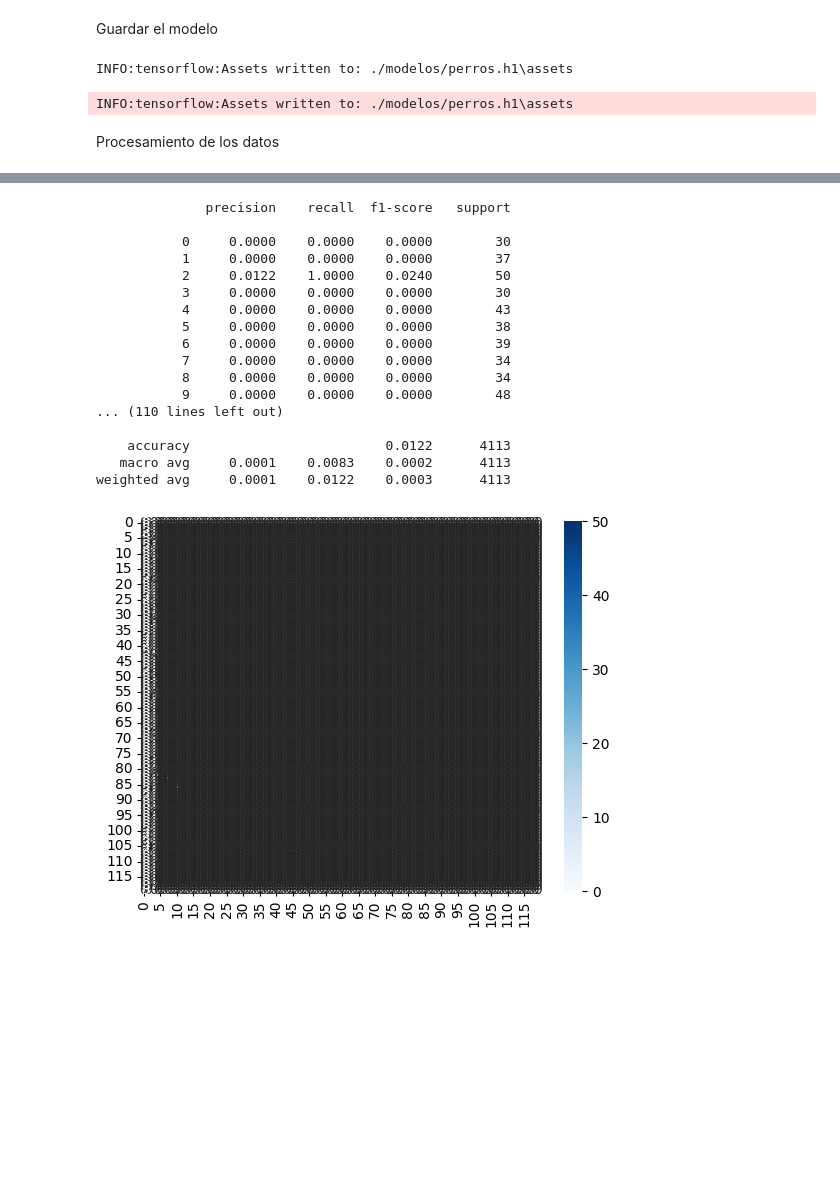
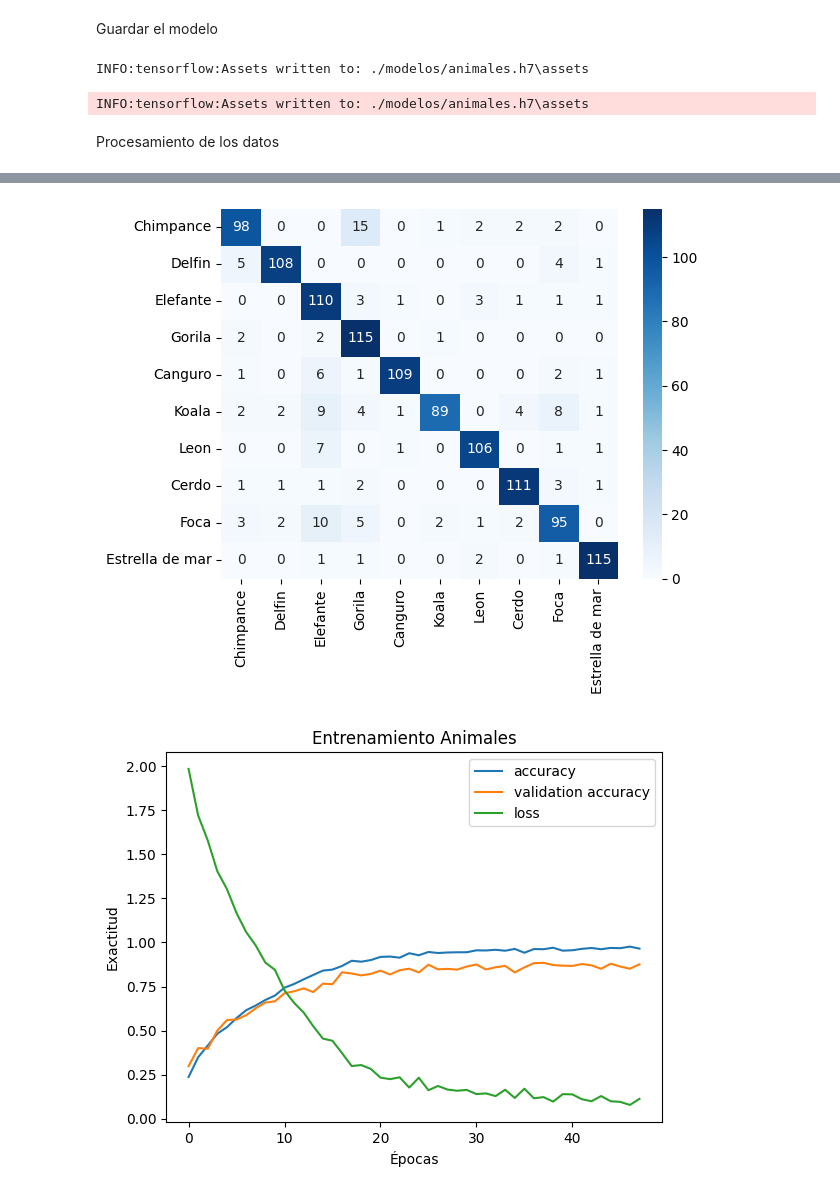
Before and after one commit to sheilacazrod/FSI_P2, a Jupyter notebook: fs1_p2.ipynb, the cells around one changed output, grey strips where cells are left out. Cells and saved outputs as stored; diff of their text form; code cells hidden in the pictures; blank space fills up the shorter version.

```diff
--- a/fs1_p2.ipynb
+++ b/fs1_p2.ipynb
@@ -56,31 +120,37 @@ import tensorflow
 from tensorflow.keras.preprocessing.image import ImageDataGenerator
 
 # Definir directorios de datos
-train_data_dir = './Conjuntos/train/'  # Directorio de entrenamiento
-validation_data_dir = './Conjuntos/val'  # Directorio de validación
-test_data_dir = './Conjuntos/test/'  # Directorio de prueba
+train_data_dir = './Conjuntos_augmentation/train/'  # Directorio de entrenamiento
+validation_data_dir = './Conjuntos_augmentation/val'  # Directorio de validación
+test_data_dir = './Conjuntos_augmentation/test/'  # Directorio de prueba
 image_size = (150, 150)  # Tamaño de la imagen
 batch_size = 32  # Tamaño del lote
 
 # Carga de Dataset de entrenamiento
-train_ds = tf.keras.preprocessing.image_dataset_from_directory(
+train_ds = tensorflow.keras.preprocessing.image_dataset_from_directory(
     train_data_dir,
+    labels='inferred',
+    seed=1337,
     image_size=image_size,
     batch_size=batch_size,
     label_mode='categorical'
 )
 
 # Carga de Dataset de validación
-validation_ds = tf.keras.preprocessing.image_dataset_from_directory(
+validation_ds = tensorflow.keras.preprocessing.image_dataset_from_directory(
     validation_data_dir,
+    labels='inferred',
+    seed=1337,
     image_size=image_size,
     batch_size=batch_size,
     label_mode='categorical'
 )
 
 # Carga de Dataset de test
-test_ds = tf.keras.preprocessing.image_dataset_from_directory(
+test_ds = tensorflow.keras.preprocessing.image_dataset_from_directory(
     test_data_dir,
+    labels='inferred',
+    seed=1337,
     image_size=image_size,
     batch_size=batch_size,
     label_mode='categorical'
@@ -208,25 +264,26 @@ Epoch 11: early stopping
 # %% [markdown]
 Guardar el modelo
 # %%
-model.save('./modelos/perros.h1')
+model.save('./modelos/animales.h7')
 # %% [output]
-INFO:tensorflow:Assets written to: ./modelos/perros.h1\assets
+INFO:tensorflow:Assets written to: ./modelos/animales.h7\assets
-INFO:tensorflow:Assets written to: ./modelos/perros.h1\assets
+INFO:tensorflow:Assets written to: ./modelos/animales.h7\assets
 # %% [markdown]
 Procesamiento de los datos
 # %%
 import numpy as np
 from sklearn.metrics import classification_report, confusion_matrix, ConfusionMatrixDisplay
 import seaborn as sns
-model = tensorflow.keras.models.load_model('./modelos/perros.h1')
+model = tensorflow.keras.models.load_model('./modelos/animales.h7')
 results = np.concatenate([(y, model.predict(x=x)) for x, y in validation_ds], axis=1)
 
 labels = np.argmax(results[0], axis=1)
 predictions = np.argmax(results[1], axis=1)
+names = np.array(["Chimpance", "Delfin", "Elefante","Gorila", "Canguro", "Koala", "Leon", "Cerdo", "Foca", "Estrella de mar"])
 
 cf_matrix = confusion_matrix(labels, predictions)
 
-sns.heatmap(cf_matrix, annot=True, fmt="d", cmap="Blues")
+sns.heatmap(cf_matrix, annot=True, fmt="d", cmap="Blues", xticklabels=names, yticklabels=names)
 
 #disp = ConfusionMatrixDisplay(confusion_matrix=cf_matrix)
 #disp.plot()
@@ -253,18 +310,18 @@ print(classification_report(labels, predictions, digits = 4))
-              precision    recall  f1-score   support
-
-           0     0.0000    0.0000    0.0000        30
-           1     0.0000    0.0000    0.0000        37
-           2     0.0122    1.0000    0.0240        50
-           3     0.0000    0.0000    0.0000        30
-           4     0.0000    0.0000    0.0000        43
-           5     0.0000    0.0000    0.0000        38
-           6     0.0000    0.0000    0.0000        39
-           7     0.0000    0.0000    0.0000        34
-           8     0.0000    0.0000    0.0000        34
-           9     0.0000    0.0000    0.0000        48
-... (110 lines left out)
-
-    accuracy                         0.0122      4113
-   macro avg     0.0001    0.0083    0.0002      4113
-weighted avg     0.0001    0.0122    0.0003      4113
-[figure, old version]
+[figure, new version]
+# %%
+from matplotlib import pyplot as plt
+
+plt.plot(history.history['accuracy'], label='accuracy')
+plt.plot(history.history['val_accuracy'], label='validation accuracy')
+plt.plot(history.history['loss'], label='loss')
+
+plt.title('Entrenamiento Animales')
+
+plt.xlabel('Épocas')
+plt.ylabel('Exactitud')
+plt.legend(loc="upper right")
+
+
+plt.show()
+# %% [output]
+[figure, added]
```
Also changed, not shown: parts of 10 cells of this notebook, 1 other file.
